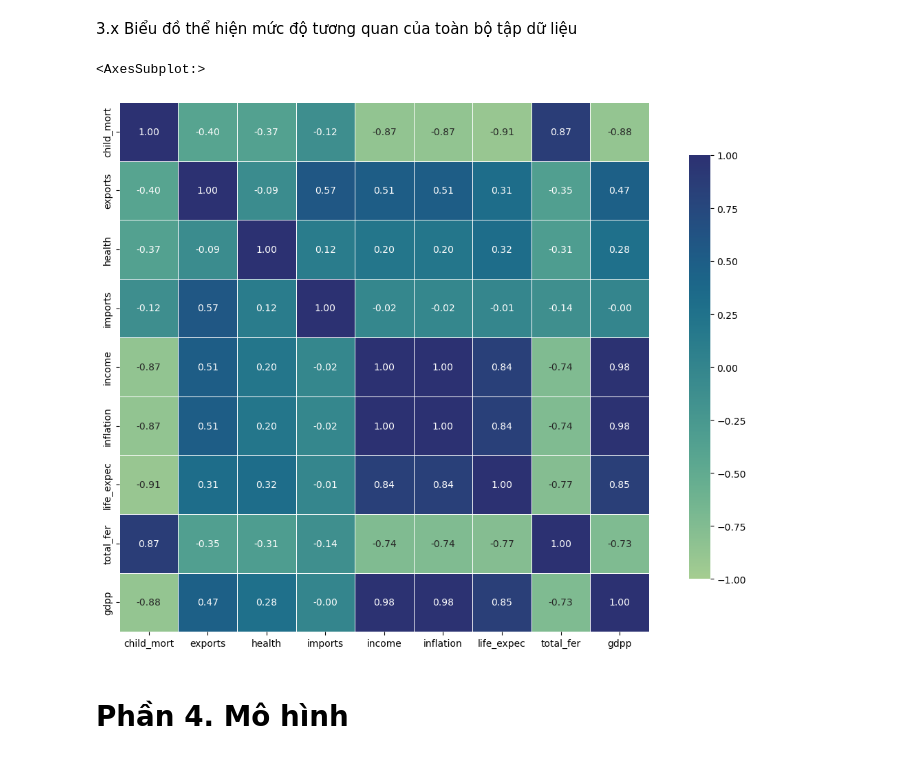
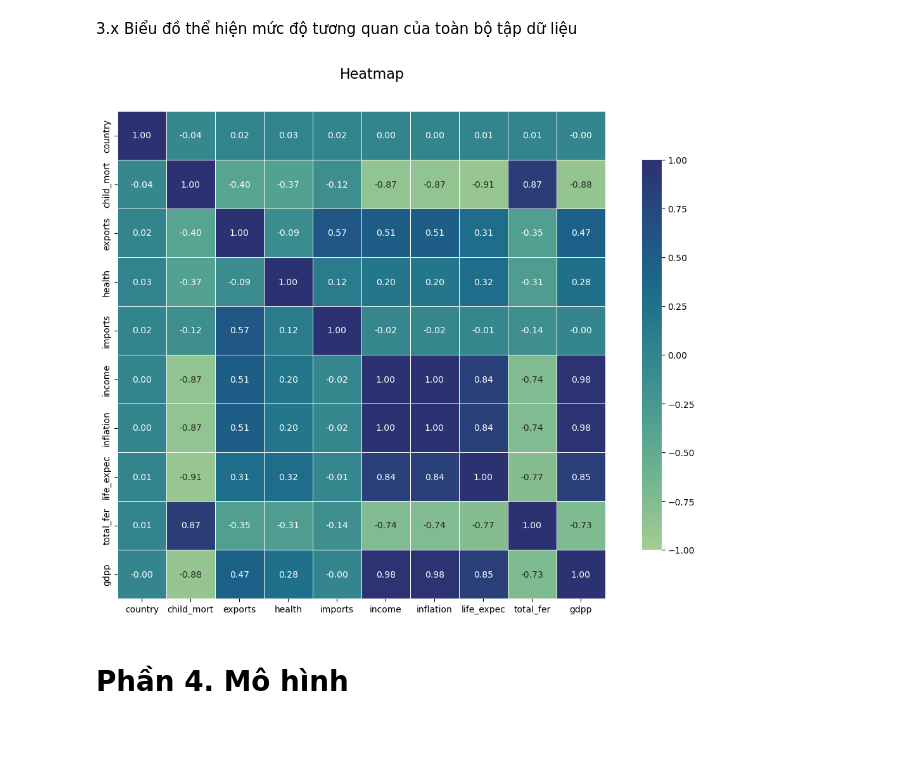
Before and after one commit to minhkhanh-coder/machine-learning-1, a Jupyter notebook: unsupervised learning/unsupervised_learning.ipynb, the cells around one changed output. Drawn from its saved outputs; the diff is of its cells as text; code cells hidden in the pictures.

```diff
--- a/unsupervised learning/unsupervised_learning.ipynb
+++ b/unsupervised learning/unsupervised_learning.ipynb
@@ -344,11 +344,21 @@ plt.show()
 # %% [markdown]
 3.x Biểu đồ thể hiện mức độ tương quan của toàn bộ tập dữ liệu
 # %%
-plt.figure(figsize=(15,10))
-sns.heatmap(df.corr(method='spearman', min_periods=1),annot=True, cmap="crest", linewidths=.5, fmt=".2f", vmin=-1, vmax=1, center=0, square=True, cbar_kws={"shrink": 0.8})
+from sklearn.preprocessing import LabelEncoder
+df_encoded = df.copy()
+
+# Sử dụng LabelEncoder để chuyển đổi cột "country" thành dữ liệu số
+label_encoder = LabelEncoder()
+df_encoded['country'] = label_encoder.fit_transform(df['country'])
+
+# Tạo heatmap cho ma trận tương quan
+plt.figure(figsize=(15, 10))
+sns.heatmap(df_encoded.corr(method='spearman', min_periods=1), annot=True, cmap="crest", linewidths=.5, fmt=".2f", vmin=-1, vmax=1, center=0, square=True, cbar_kws={"shrink": 0.8})
+
+plt.suptitle("Heatmap", y=0.95, fontsize=16)  # Thêm tiêu đề chung
+plt.show()
 # %% [output]
-<AxesSubplot:>
-[figure, old version]
+[figure, new version]
 # %% [markdown]
 # Phần 4. Mô hình
 # %% [markdown]
```
Also changed, not shown: 1 other file.
